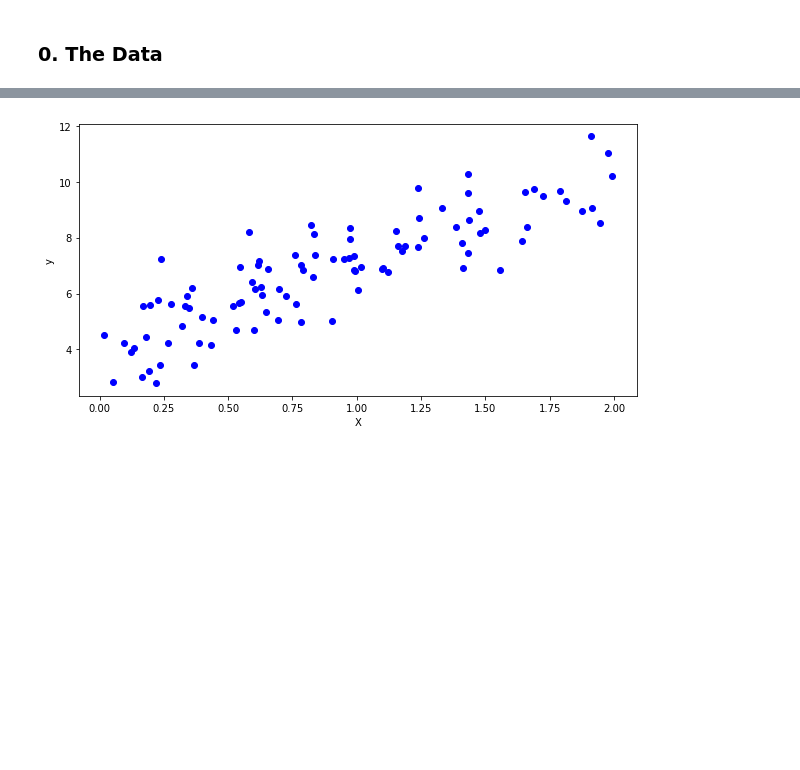
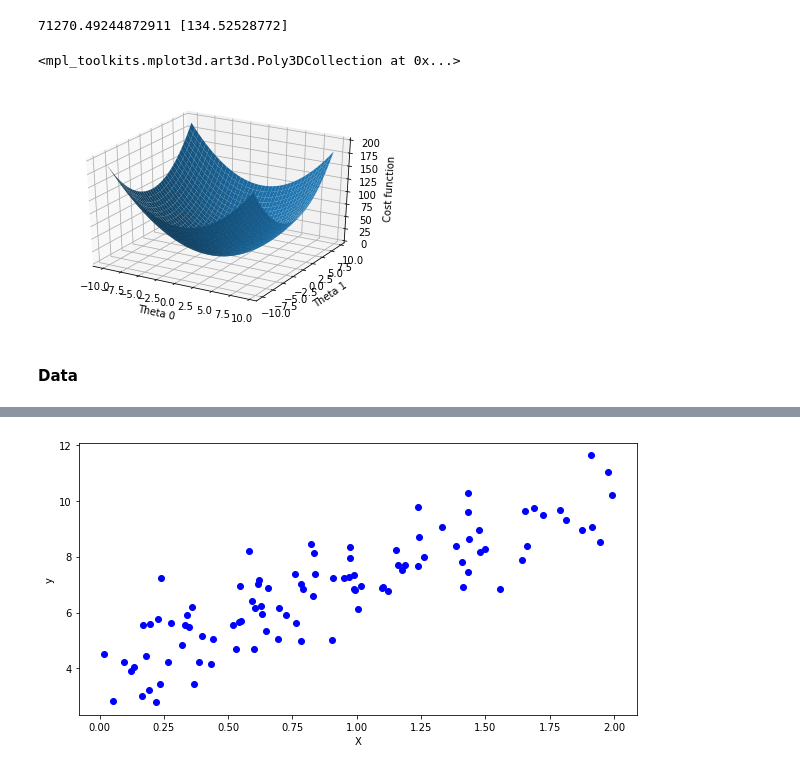
Before and after one commit to alerk/ml_class, a Jupyter notebook: 00.linear_regression.ipynb, the cells around one changed output, grey strips where cells are left out. Cells and saved outputs as stored; diff of their text form; code cells hidden in the pictures; blank space fills up the shorter version.

Commit message:
# Move from Python sub-repository to new repository 1. Nguyen Xuan Quyen 2. Project: Teaching/Coaching ML 3. Change: - Linear Regression: Done - Logistic Regression

```diff
--- a/00.linear_regression.ipynb
+++ b/00.linear_regression.ipynb
@@ -0,0 +84,8 @@
+# %%
+# Solve the problem for theta0, theta1
+from sklearn.linear_model import LinearRegression
+lin_reg = LinearRegression()
+lin_reg.fit(npA.reshape(-1, 1), y)
+print(lin_reg.intercept_, lin_reg.coef_)
+# %% [output]
+71270.49244872911 [134.52528772]
@@ -1,2 +94,22 @@
+# %%
+# Draw the 3D for
+def func(x, y):
+    return x**2 + y**2
+
+fig = plt.figure()
+ax = fig.add_subplot(111, projection='3d')
+x = y = np.arange(-10.0, 10.0, 0.5)
+X, Y = np.meshgrid(x, y)
+zs = np.array([func(x,y) for x,y in zip(np.ravel(X), np.ravel(Y))])
+Z = zs.reshape(X.shape)
+
+ax.set_xlabel('Theta 0')
+ax.set_ylabel('Theta 1')
+ax.set_zlabel('Cost function')
+
+ax.plot_surface(X, Y, Z)
+# %% [output]
+<mpl_toolkits.mplot3d.art3d.Poly3DCollection at 0x...>
+[figure, added]
 # %% [markdown]
-### 0. The Data
+#### Data
```
Also changed, not shown: parts of 59 cells of this notebook, 10 other files.
